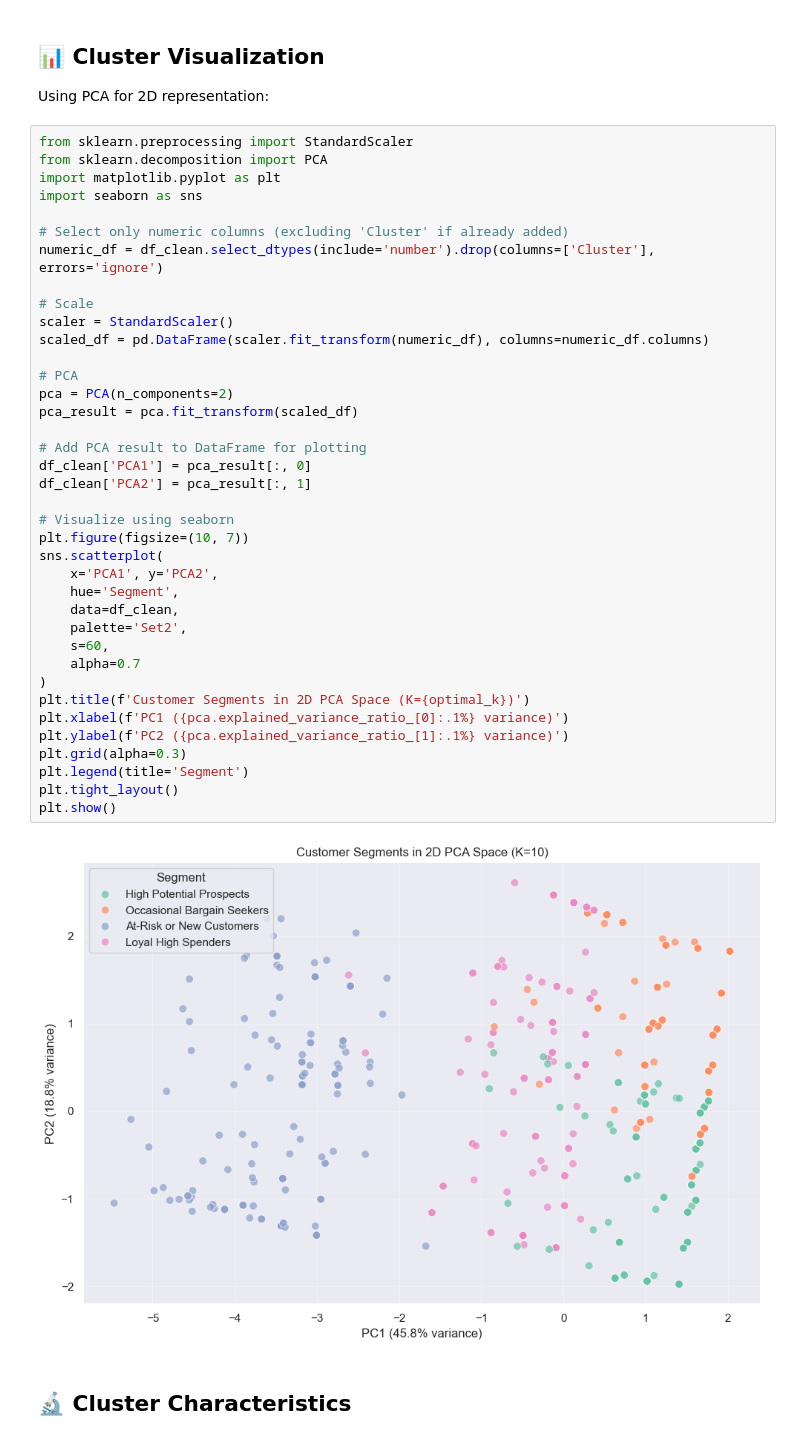
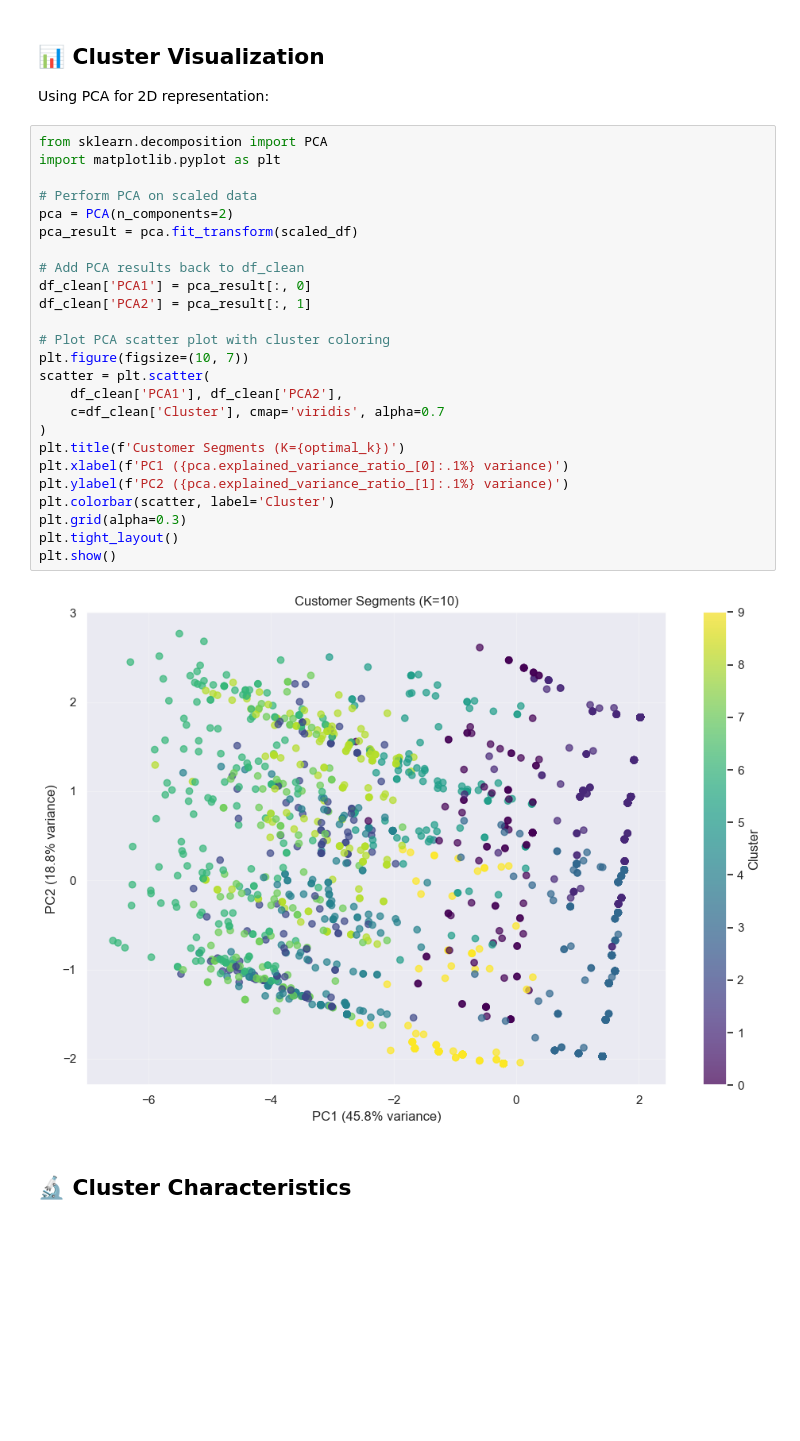
Before and after one commit to bhaskarharshit/Venture_Creed_Clustering_Outlier_Reduction, a Jupyter notebook: VentureCreed_Customer_Segmentation-Main.ipynb, the cells around one changed output. Saved outputs shown, nothing was run; the diff lists cells and outputs as text; blank space fills up the shorter version.

```diff
--- a/VentureCreed_Customer_Segmentation-Main.ipynb
+++ b/VentureCreed_Customer_Segmentation-Main.ipynb
@@ -436,45 +436,32 @@ display(cluster_stats)
 ## 📊 Cluster Visualization
 Using PCA for 2D representation:
 # %%
-from sklearn.preprocessing import StandardScaler
 from sklearn.decomposition import PCA
 import matplotlib.pyplot as plt
-import seaborn as sns
 
-# Select only numeric columns (excluding 'Cluster' if already added)
-numeric_df = df_clean.select_dtypes(include='number').drop(columns=['Cluster'], errors='ignore')
-
-# Scale
-scaler = StandardScaler()
-scaled_df = pd.DataFrame(scaler.fit_transform(numeric_df), columns=numeric_df.columns)
-
-# PCA
+# Perform PCA on scaled data
 pca = PCA(n_components=2)
 pca_result = pca.fit_transform(scaled_df)
 
-# Add PCA result to DataFrame for plotting
+# Add PCA results back to df_clean
 df_clean['PCA1'] = pca_result[:, 0]
 df_clean['PCA2'] = pca_result[:, 1]
 
-# Visualize using seaborn
+# Plot PCA scatter plot with cluster coloring
 plt.figure(figsize=(10, 7))
-sns.scatterplot(
-    x='PCA1', y='PCA2',
-    hue='Segment',
-    data=df_clean,
-    palette='Set2',
-    s=60,
-    alpha=0.7
+scatter = plt.scatter(
+    df_clean['PCA1'], df_clean['PCA2'],
+    c=df_clean['Cluster'], cmap='viridis', alpha=0.7
 )
-plt.title(f'Customer Segments in 2D PCA Space (K={optimal_k})')
+plt.title(f'Customer Segments (K={optimal_k})')
 plt.xlabel(f'PC1 ({pca.explained_variance_ratio_[0]:.1%} variance)')
 plt.ylabel(f'PC2 ({pca.explained_variance_ratio_[1]:.1%} variance)')
+plt.colorbar(scatter, label='Cluster')
 plt.grid(alpha=0.3)
-plt.legend(title='Segment')
 plt.tight_layout()
 plt.show()
 # %% [output]
-[figure, old version]
+[figure, new version]
 # %% [markdown]
 ## 🔬 Cluster Characteristics
 # %%
```
